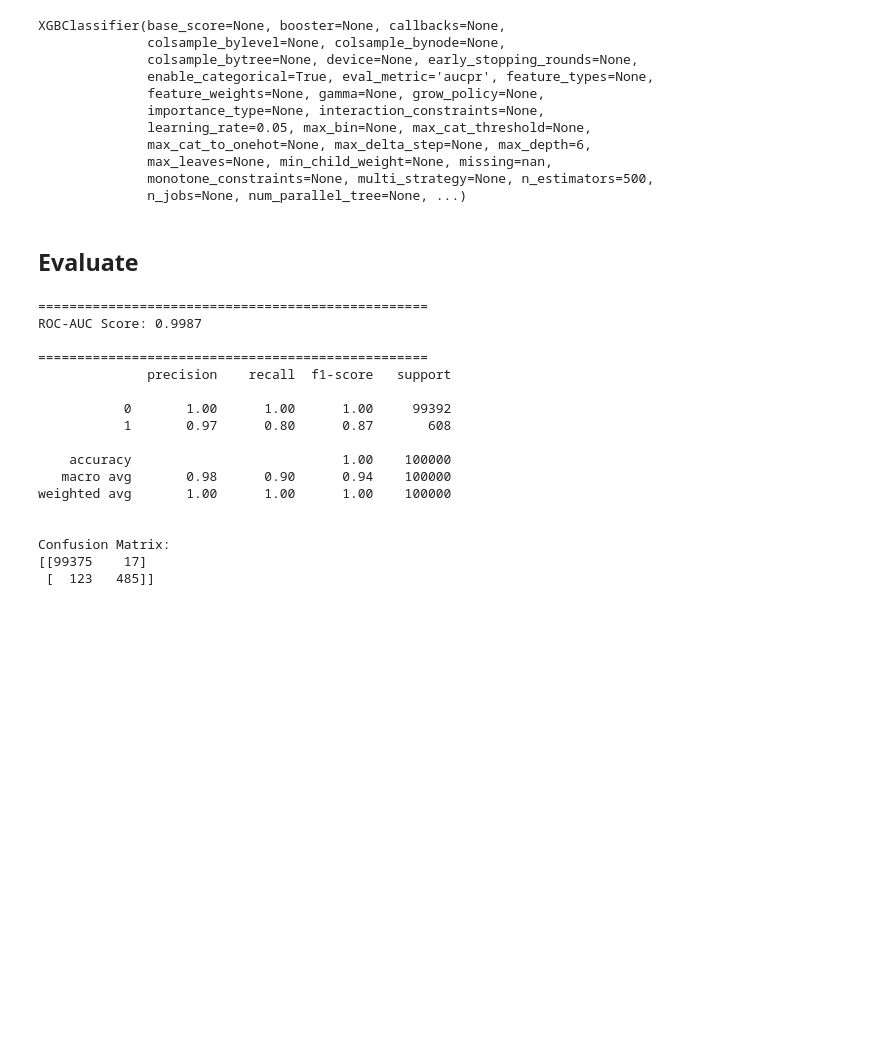
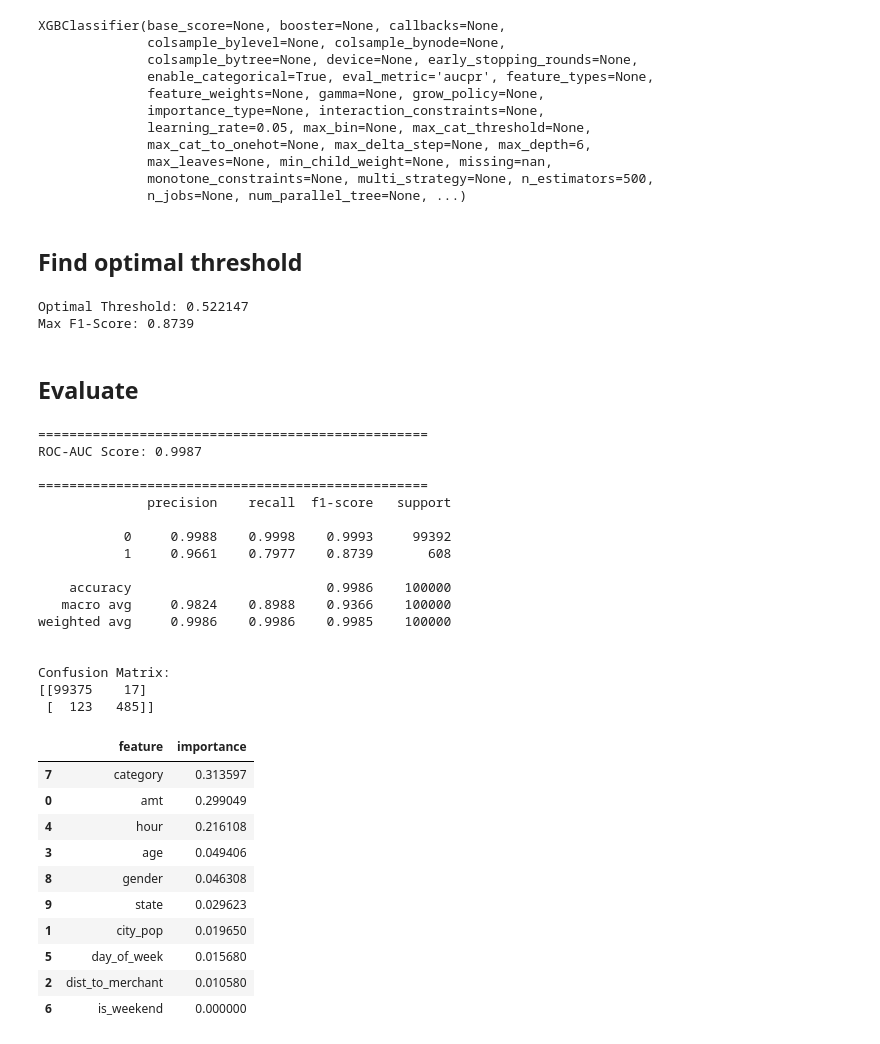
Before and after one commit to coder-red/live-fraud-detection-agent, a Jupyter notebook: notebooks/02_training.ipynb, the cells around one changed output. Cells and saved outputs as stored; diff of their text form; code cells hidden in the pictures; blank space fills up the shorter version.

```diff
--- a/notebooks/02_training.ipynb
+++ b/notebooks/02_training.ipynb
@@ -84,6 +85,29 @@ XGBClassifier(base_score=None, booster=None, callbacks=None,
               max_leaves=None, min_child_weight=None, missing=nan,
               monotone_constraints=None, multi_strategy=None, n_estimators=500,
               n_jobs=None, num_parallel_tree=None, ...)
+# %% [markdown]
+## Find optimal threshold
+# %%
+# 1. Get probabilities
+probs = model.predict_proba(X_test)[:, 1]
+
+# 2. Calculate Precision-Recall pairs
+precision, recall, thresholds = precision_recall_curve(y_test, probs)
+
+# 3. Calculate F1 for every threshold
+# F1 = 2 * (p * r) / (p + r)
+f1_scores = (2 * precision * recall) / (precision + recall + 1e-10)
+
+# 4. Get the threshold that corresponds to the highest F1 score
+# Note: thresholds has one less element than precision/recall, so we use its length
+best_idx = np.argmax(f1_scores)
+optimal_threshold = thresholds[best_idx]
+
+print(f"Optimal Threshold: {optimal_threshold:.6f}")
+print(f"Max F1-Score: {f1_scores[best_idx]:.4f}")
+# %% [output]
+Optimal Threshold: 0.522147
+Max F1-Score: 0.8739
 # %% [markdown]
 ## Evaluate
 # %%
@@ -94,7 +118,7 @@ print(f"\n{'='*50}")
 print(f"ROC-AUC Score: {roc_auc_score(y_test, probs):.4f}")
 print(f"\n{'='*50}")
 
-print(classification_report(y_test, preds))
+print(classification_report(y_test, preds, digits=4))
 
 print("\nConfusion Matrix:")
 print(confusion_matrix(y_test, preds))
@@ -105,14 +129,35 @@ ROC-AUC Score: 0.9987
 ==================================================
               precision    recall  f1-score   support
 
-           0       1.00      1.00      1.00     99392
-           1       0.97      0.80      0.87       608
+           0     0.9988    0.9998    0.9993     99392
+           1     0.9661    0.7977    0.8739       608
 
-    accuracy                           1.00    100000
-   macro avg       0.98      0.90      0.94    100000
-weighted avg       1.00      1.00      1.00    100000
+    accuracy                         0.9986    100000
+   macro avg     0.9824    0.8988    0.9366    100000
+weighted avg     0.9986    0.9986    0.9985    100000
 
 
 Confusion Matrix:
 [[99375    17]
  [  123   485]]
+# %%
+importance = model.feature_importances_
+
+feat_importance = pd.DataFrame({
+    "feature": X_train.columns,
+    "importance": importance
+}).sort_values("importance", ascending=False)
+
+feat_importance.head(30)
+# %% [output]
+|  | feature | importance |
+| 7 | category | 0.313597 |
+| 0 | amt | 0.299049 |
+| 4 | hour | 0.216108 |
+| 3 | age | 0.049406 |
+| 8 | gender | 0.046308 |
+| 9 | state | 0.029623 |
+| 1 | city_pop | 0.019650 |
+| 5 | day_of_week | 0.015680 |
+| 2 | dist_to_merchant | 0.010580 |
+| 6 | is_weekend | 0.000000 |
```
Also changed, not shown: parts of 2 cells of this notebook, 1 other file.
